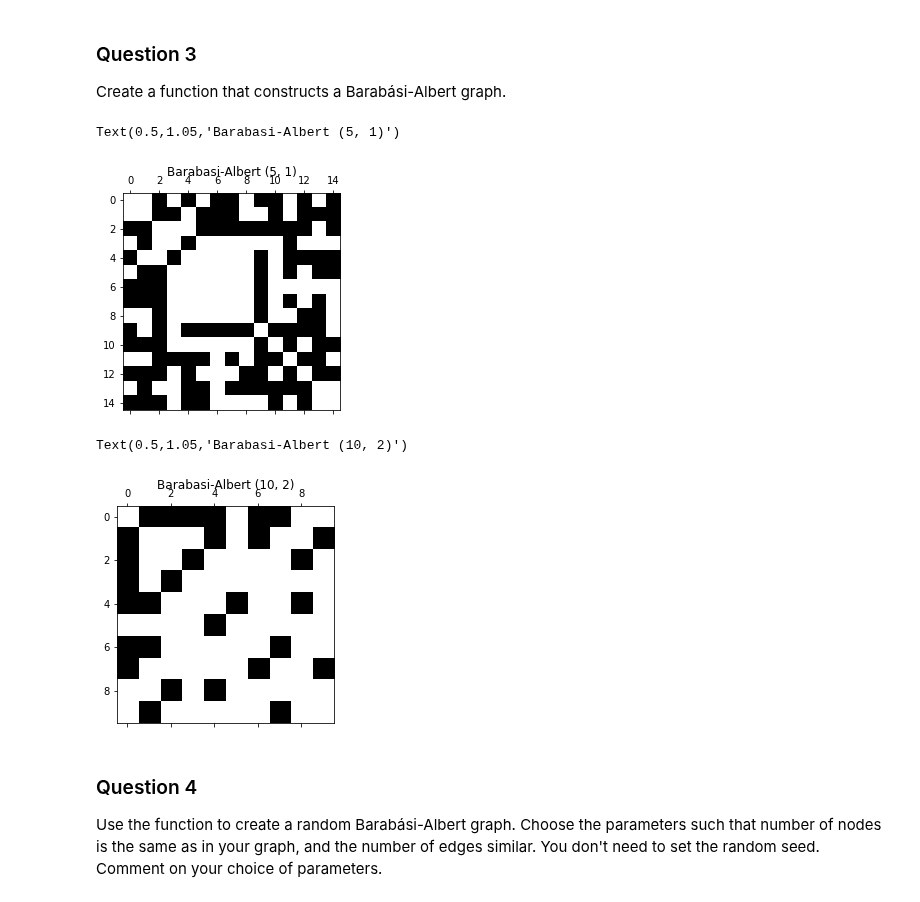
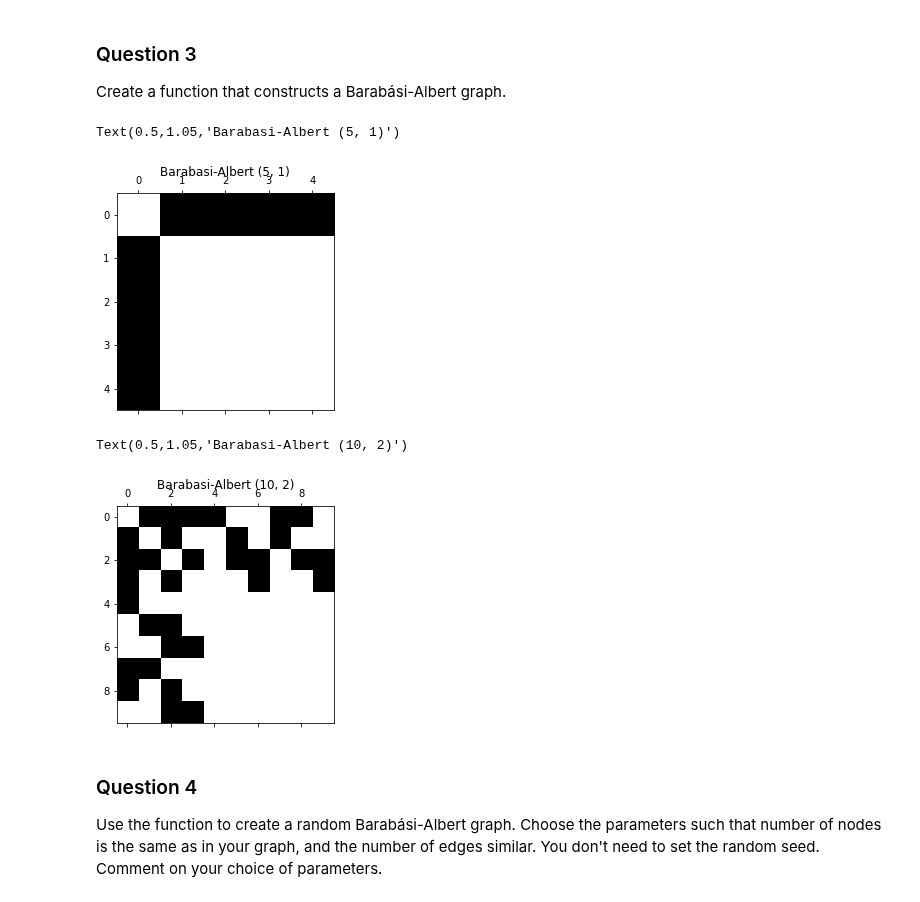
Before and after one commit to lkiel/US-Senators, a Jupyter notebook: milestones/2_network_models.ipynb, the cells around one changed output. Cells and saved outputs as stored; diff of their text form; code cells hidden in the pictures.

```diff
--- a/milestones/2_network_models.ipynb
+++ b/milestones/2_network_models.ipynb
@@ -188,19 +188,19 @@ def barabasi_albert(n, m, m0=2, seed=None):
 
     return adjacency
 # %%
-ba = barabasi_albert(15, 10, 10)
+ba = barabasi_albert(5, 1, 2, 9087)
 plt.spy(ba)
 plt.title('Barabasi-Albert (5, 1)')
 # %% [output]
 Text(0.5,1.05,'Barabasi-Albert (5, 1)')
-[figure, old version]
+[figure, new version]
 # %%
-ba = barabasi_albert(10, 2,2)
+ba = barabasi_albert(10, 2, 3, 8708)
 plt.spy(ba)
 plt.title('Barabasi-Albert (10, 2)')
 # %% [output]
 Text(0.5,1.05,'Barabasi-Albert (10, 2)')
-[figure, old version]
+[figure, new version]
 # %% [markdown]
 ### Question 4
 
```
Also changed, not shown: parts of 11 cells of this notebook.
